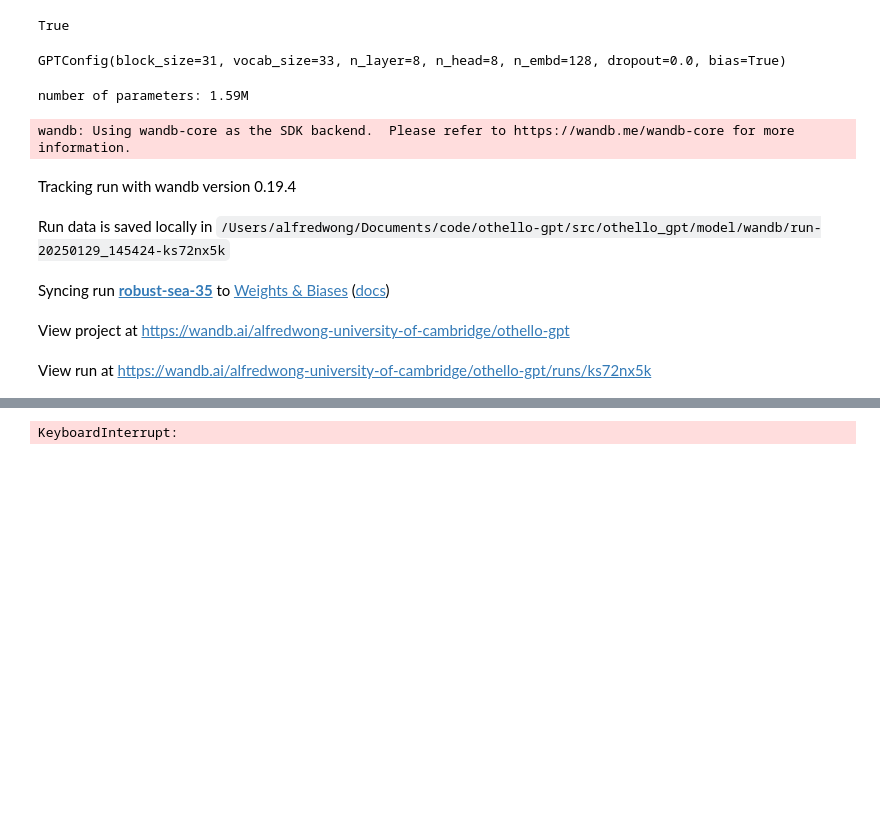
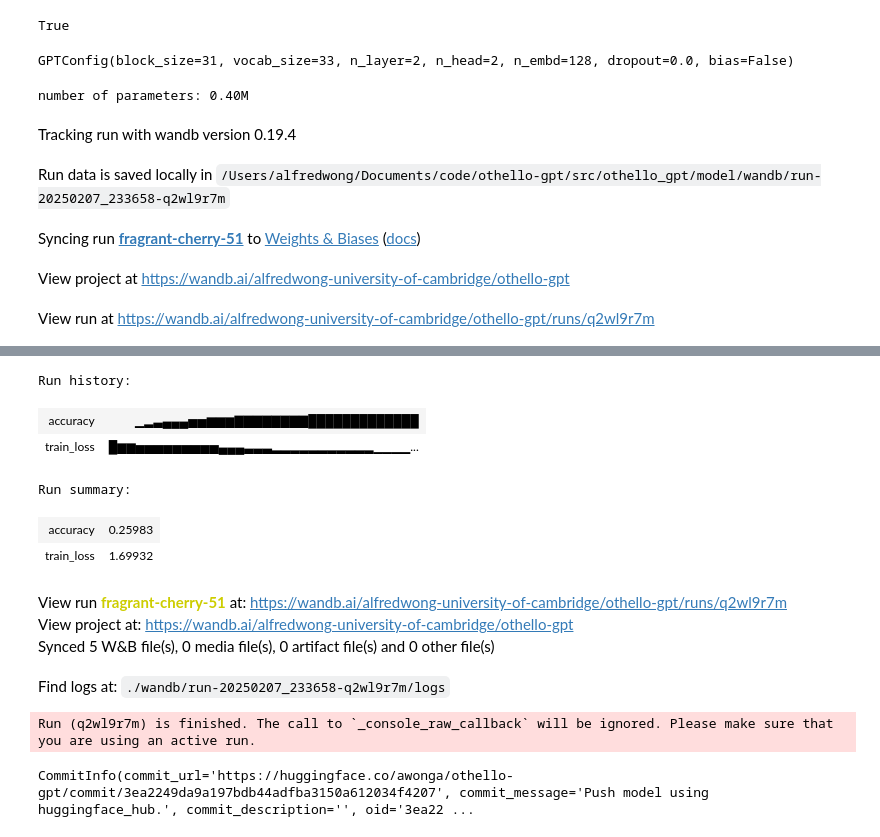
Before and after one commit to stealthcompanyuk/othello-gpt, a Jupyter notebook: src/othello_gpt/model/train.ipynb, the cells around one changed output, grey strips where cells are left out. Saved outputs shown, nothing was run; the diff lists cells and outputs as text; code cells hidden in the pictures; blank space fills up the shorter version.

```diff
--- a/src/othello_gpt/model/train.ipynb
+++ b/src/othello_gpt/model/train.ipynb
@@ -43,25 +43,25 @@ cfg = GPTConfig(
     block_size=(size * size - 4) - 1,
     # vocab_size=size * size - 4 + 2,  # pass and pad
     vocab_size=size * size - 4 + 1,  # pad
-    n_layer=8,
-    n_head=8,
+    n_layer=2,
+    n_head=2,
     n_embd=128,
     dropout= 0.0,
-    bias=True,
+    bias=False,
 )
 display(cfg)
 model = HubGPT(cfg).to(device)
 # %% [output]
-GPTConfig(block_size=31, vocab_size=33, n_layer=8, n_head=8, n_embd=128, dropout=0.0, bias=True)
+GPTConfig(block_size=31, vocab_size=33, n_layer=2, n_head=2, n_embd=128, dropout=0.0, bias=False)
-number of parameters: 1.59M
+number of parameters: 0.40M
 # %%
 @dataclass
 class TransformerTrainingArgs:
-    batch_size = 32
-    epochs = 8
-    max_steps_per_epoch = 10000
-    lr = 5e-4
-    weight_decay = 1e-3
+    batch_size: int = 1024
+    epochs: int = 32
+    max_steps_per_epoch: int = 1000
+    lr: int = 5e-4
+    weight_decay: int = 1e-3
     wandb_project: str | None = "othello-gpt"
     wandb_name: str | None = None
 
@@ -120,7 +120,9 @@ class TransformerTrainer:
         Trains the model, for `self.args.epochs` epochs. Also handles wandb initialisation, and early stopping
         for each epoch at `self.args.max_steps_per_epoch` steps.
         """
-        wandb.init(project=self.args.wandb_project, name=self.args.wandb_name, config=self.args)
+        config_dict = model.config.__dict__.copy()
+        config_dict.update(args.__dict__)
+        wandb.init(project=self.args.wandb_project, name=self.args.wandb_name, config=config_dict)
         accuracy = np.nan
 
         progress_bar = tqdm(total=self.args.max_steps_per_epoch * self.args.epochs)
@@ -139,11 +141,9 @@ class TransformerTrainer:
 
 trainer = TransformerTrainer(args, model)
 trainer.train()
-model.push_to_hub("awonga/othello-gpt")
 # %% [output]
-wandb: Using wandb-core as the SDK backend.  Please refer to https://wandb.me/wandb-core for more information.
 Tracking run with wandb version 0.19.4
-Run data is saved locally in /Users/alfredwong/Documents/code/othello-gpt/src/othello_gpt/model/wandb/run-20250129_145424-ks72nx5k
+Run data is saved locally in /Users/alfredwong/Documents/code/othello-gpt/src/othello_gpt/model/wandb/run-20250207_233658-q2wl9r7m
-Syncing run robust-sea-35 to Weights & Biases (docs)
+Syncing run fragrant-cherry-51 to Weights & Biases (docs)
 View project at https://wandb.ai/alfredwong-university-of-cambridge/othello-gpt
-View run at https://wandb.ai/alfredwong-university-of-cambridge/othello-gpt/runs/ks72nx5k
+View run at https://wandb.ai/alfredwong-university-of-cambridge/othello-gpt/runs/q2wl9r7m
@@ -150 +151,15 @@ View run at https://wandb.ai/alfredwong-university-of-cambridge/othello-gpt/runs
+Run history:
+| accuracy | ▁▂▃▄▄▄▅▅▆▆▆▇▇▇▇▇▇▇▇█████████████ |
+| train_loss | █▆▆▅▅▅▅▅▅▅▅▅▄▄▄▃▃▃▂▂▂▂▂▂▂▂▂▂▂▁▁▁▁... |
-KeyboardInterrupt:
+Run summary:
+| accuracy | 0.25983 |
+| train_loss | 1.69932 |
+View run fragrant-cherry-51 at: https://wandb.ai/alfredwong-university-of-cambridge/othello-gpt/runs/q2wl9r7m
+View project at: https://wandb.ai/alfredwong-university-of-cambridge/othello-gpt
+Synced 5 W&B file(s), 0 media file(s), 0 artifact file(s) and 0 other file(s)
+Find logs at: ./wandb/run-20250207_233658-q2wl9r7m/logs
+Run (q2wl9r7m) is finished. The call to `_console_raw_callback` will be ignored. Please make sure that you are using an active run.
+# %%
+model.push_to_hub("awonga/othello-gpt")
+# %% [output]
+CommitInfo(commit_url='https://huggingface.co/awonga/othello-gpt/commit/3ea2249da9a197bdb44adfba3150a612034f4207', commit_message='Push model using huggingface_hub.', commit_description='', oid='3ea22 ...
```
Also changed, not shown: parts of 4 cells of this notebook, 12 other files.
